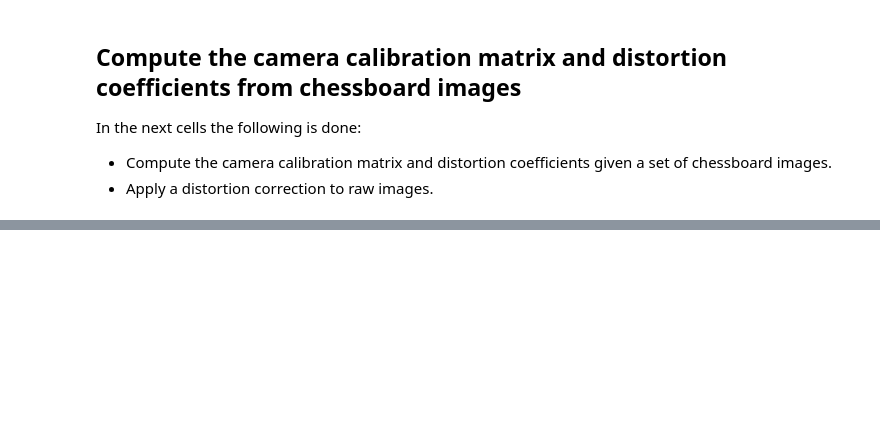
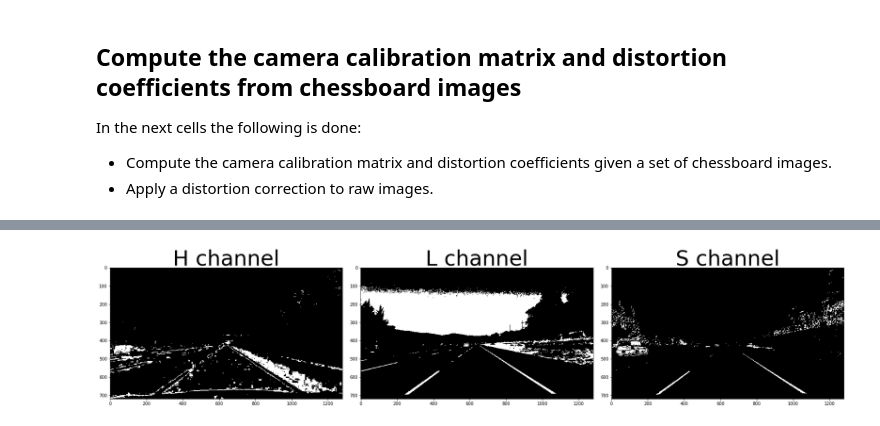
Before and after one commit to SorenRusbjerg/Advanced-Lane-Finding, a Jupyter notebook: Advanced-Lane-Finding.ipynb, the cells around one changed output, grey strips where cells are left out. Saved outputs shown, nothing was run; the diff lists cells and outputs as text; code cells hidden in the pictures; blank space fills up the shorter version.

```diff
--- a/Advanced-Lane-Finding.ipynb
+++ b/Advanced-Lane-Finding.ipynb
@@ -138,0 +146,26 @@ plt.subplots_adjust(left=0., right=1, top=0.9, bottom=0.)
+# %%
+# Use Color transform to obtain a threshold image
+Col_Thres = 150
+img_hls = cv2.cvtColor(img_undist, cv2.COLOR_BGR2HLS)
+h = img_hls[:,:,0]
+l = img_hls[:,:,1]
+s = img_hls[:,:,2]
+h_channel = np.zeros_like(h)
+l_channel = np.zeros_like(h)
+s_channel = np.zeros_like(h)
+h_channel[h > Col_Thres] = 255
+l_channel[l > Col_Thres] = 255
+s_channel[s > Col_Thres] = 255
+# %%
+# Plot results
+f, (ax1, ax2, ax3) = plt.subplots(1, 3, figsize=(24, 9))
+f.tight_layout()
+ax1.imshow(h_channel,'gray')
+ax1.set_title('H channel', fontsize=50)
+ax2.imshow(l_channel,'gray')
+ax2.set_title('L channel', fontsize=50)
+ax3.imshow(s_channel,'gray')
+ax3.set_title('S channel', fontsize=50)
+plt.subplots_adjust(left=0., right=1, top=0.9, bottom=0.)
+# %% [output]
+[figure, added]
```
Also changed, not shown: parts of 11 cells of this notebook, 1 other file.
